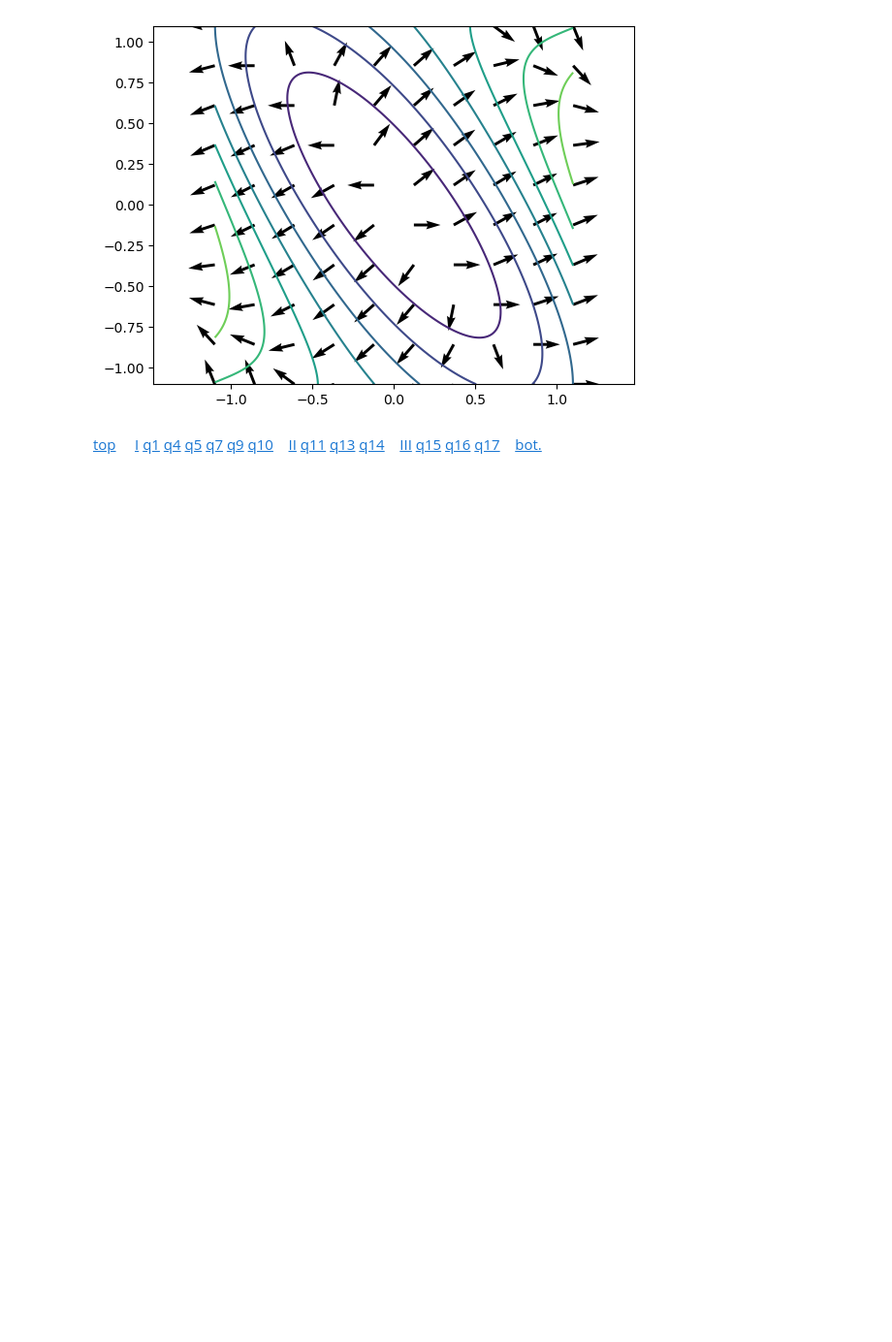
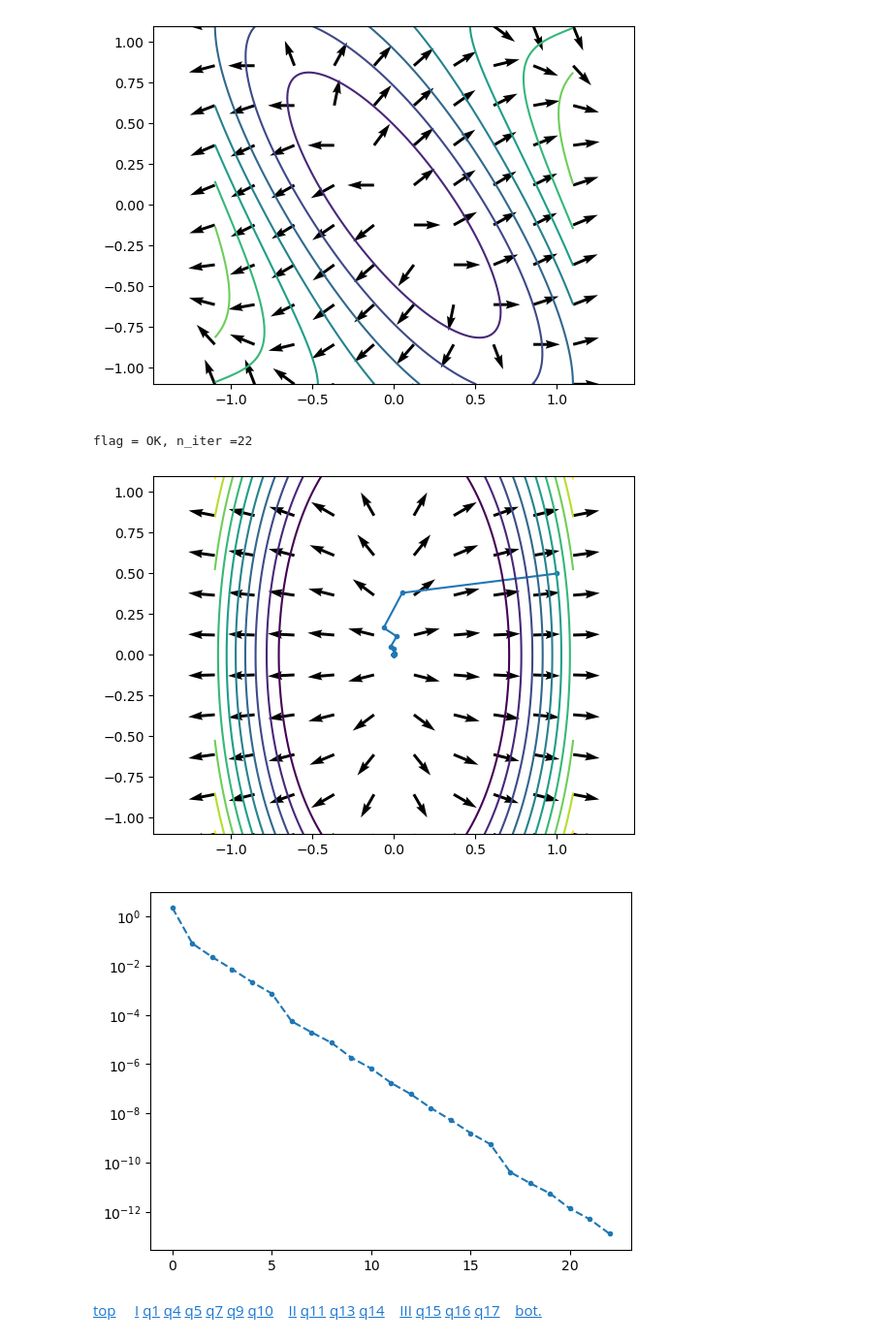
Before and after one commit to saliouetu/Optimization, a Jupyter notebook: lab1/lab1_Gradient_Newton.ipynb, the cells around one changed output. Shown at 97% size. Drawn from its saved outputs; the diff is of its cells as text; code cells hidden in the pictures; blank space fills up the shorter version.

```diff
--- a/lab1/lab1_Gradient_Newton.ipynb
+++ b/lab1/lab1_Gradient_Newton.ipynb
@@ -529,3 +568,53 @@ NG = np.array(NG)
+# %%
+## Optmization loop
+while ngz > tol and k < niter_max:
+    v = -gz
+    mk = -ngz**2
+    t = alpha0
+    for _ in range(niter_ls_max):
+        z_trial = z + t * v
+        if f(z_trial[0], z_trial[1]) <= fz + delta * mk * t:
+            break
+        t *= beta
+    else:
+        flag = "Line search failed"
+        break
+
+    z = z + t * v
+    fz = f(z[0], z[1])
+    gz = df(z[0], z[1])
+    ngz = np.linalg.norm(gz)
+
+
+    k+=1
+    Z.append(z)
+    F.append(fz)
+    NG.append(ngz)
+print(f"flag = {flag}, n_iter ={k}")
+# %% [output]
+flag = OK, n_iter =22
+# %%
+## Solution 10 - b
+
+Z = np.array(Z)
+F = np.array(F)
+NG = np.array(NG)
+
+plt.figure()
+plt.plot(Z[:,0],Z[:,1],'.',linestyle='-')
+level_lines(f, -1.1, 1.1, -1.1, 1.1,
+            np.linspace(1, 3, 10))
+draw_vector_field(df, -1.1, 1.1, -1.1, 1.1, 10)
+plt.axis('equal')
+
+# plot of the values of f along the iterations.
+plt.figure()
+plt.semilogy(range(len(F)),F,'.',linestyle='dashed')
+
+plt.show()
+# %% [output]
+[figure, added]
+[figure, added]
 # %% [markdown]
 <a href="#toc">top</a></h2>
 &nbsp;&nbsp;&nbsp;
```
Also changed, not shown: parts of 9 cells of this notebook.
